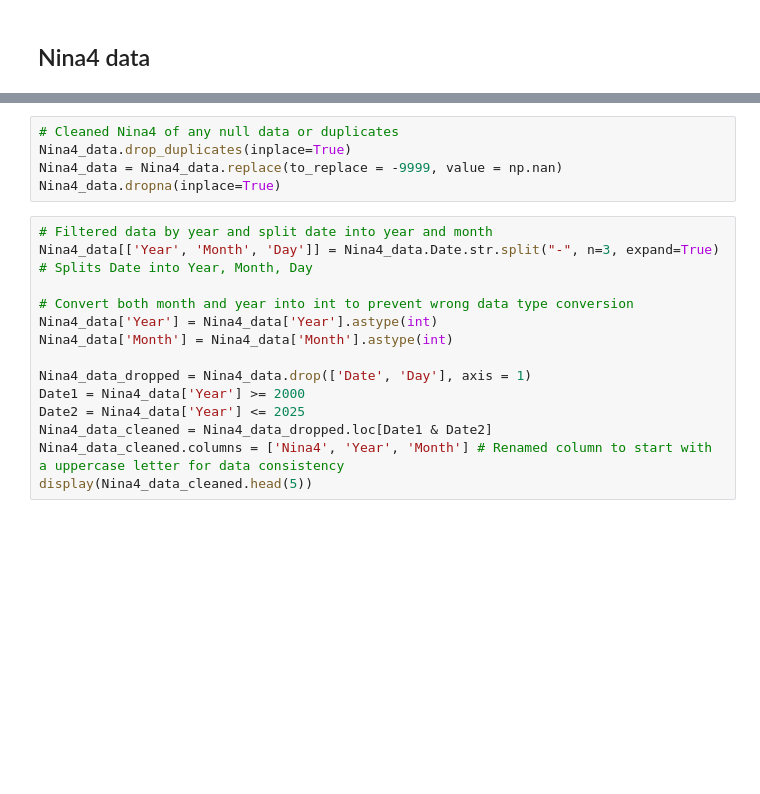
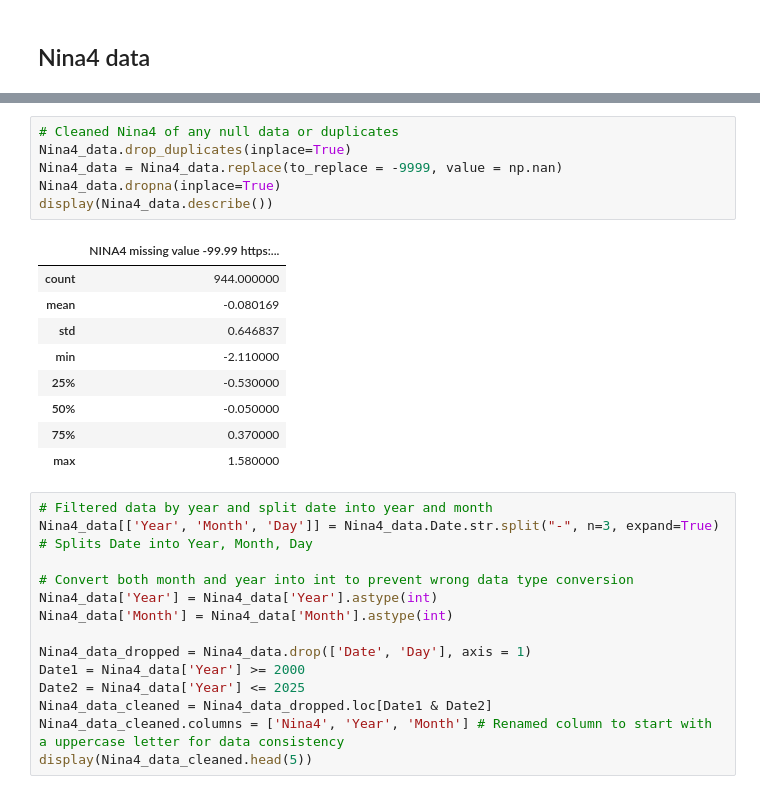
Before and after one commit to cjulianan/DS_3001_Semester_Project, a Jupyter notebook: notebook.ipynb, the cells around one changed output, grey strips where cells are left out. Cells and saved outputs as stored; diff of their text form; blank space fills up the shorter version.

```diff
--- a/notebook.ipynb
+++ b/notebook.ipynb
@@ -214,8 +217,19 @@ dtype: object
 # %%
 # Cleaned Nina4 of any null data or duplicates
 Nina4_data.drop_duplicates(inplace=True)
 Nina4_data = Nina4_data.replace(to_replace = -9999, value = np.nan)
 Nina4_data.dropna(inplace=True)
+display(Nina4_data.describe())
+# %% [output]
+|  | NINA4 missing value -99.99 https:... |
+| count | 944.000000 |
+| mean | -0.080169 |
+| std | 0.646837 |
+| min | -2.110000 |
+| 25% | -0.530000 |
+| 50% | -0.050000 |
+| 75% | 0.370000 |
+| max | 1.580000 |
 # %%
 # Filtered data by year and split date into year and month
 Nina4_data[['Year', 'Month', 'Day']] = Nina4_data.Date.str.split("-", n=3, expand=True) # Splits Date into Year, Month, Day
```
Also changed, not shown: parts of 13 cells of this notebook.
